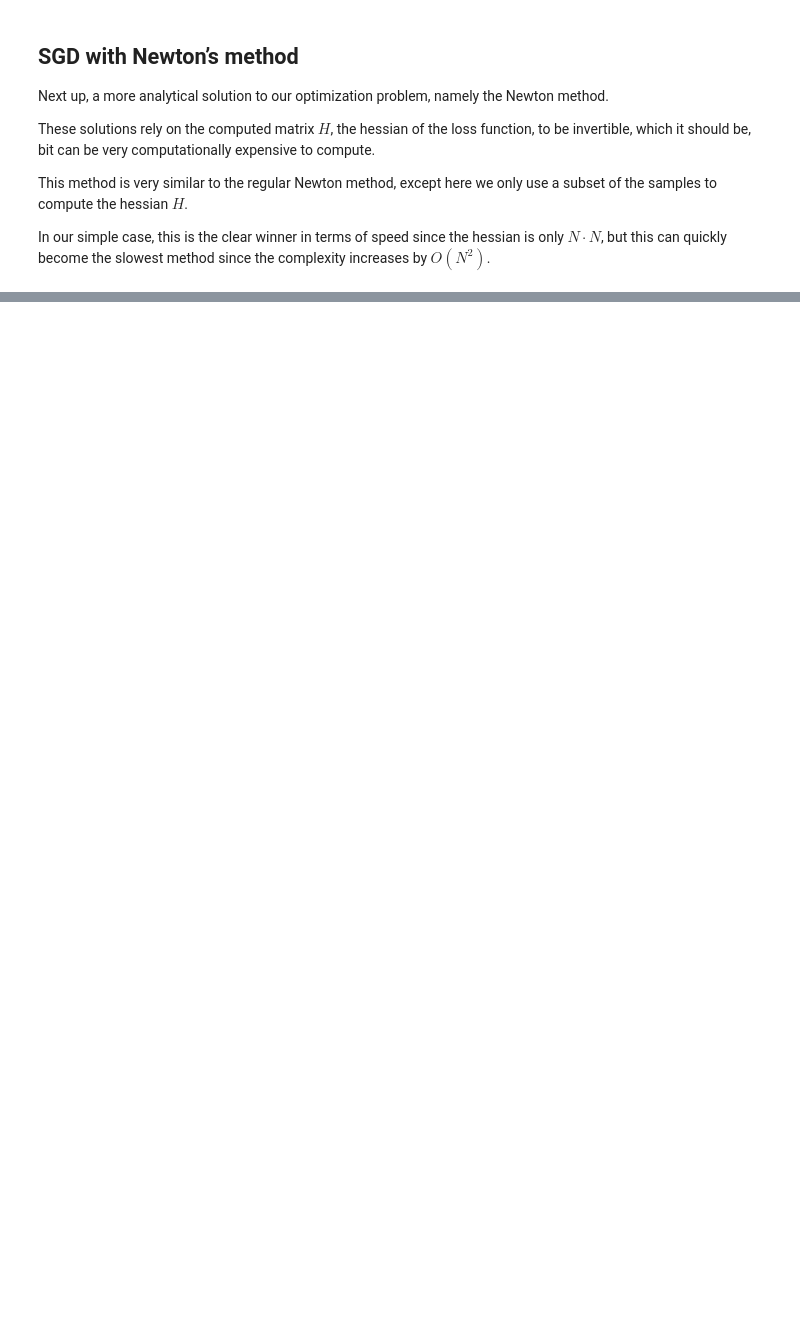
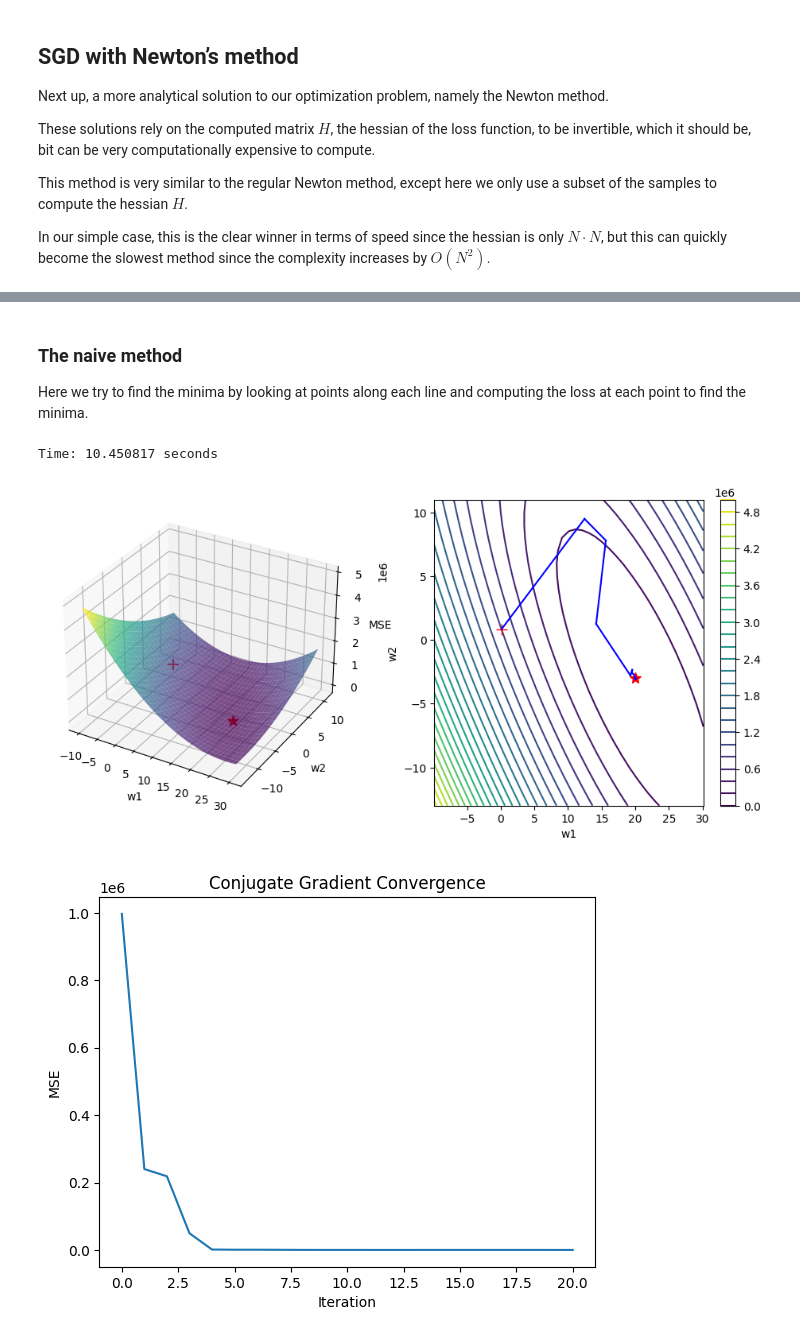
Before and after one commit to kallefrisk/Schoolwork, a Jupyter notebook: Python/DeepLearning/Stochastic_gradient_based_optimization.ipynb, the cells around one changed output, grey strips where cells are left out. Cells and saved outputs as stored; diff of their text form; code cells hidden in the pictures; blank space fills up the shorter version.

Commit message:
Added conjugate gradient method and finished assignment.

```diff
--- a/Python/DeepLearning/Stochastic_gradient_based_optimization.ipynb
+++ b/Python/DeepLearning/Stochastic_gradient_based_optimization.ipynb
@@ -558,0 +565,4 @@ Time: 0.040028 seconds
+# %% [markdown]
+### The naive method
+
+Here we try to find the minima by looking at points along each line and computing the loss at each point to find the minima.
@@ -558,0 +629,23 @@ Time: 0.040028 seconds
+# %%
+K = 20
+
+mse2 = lambda ws, randices: mse(ws, m1, XX[randices], Y[randices])
+stochastic_grad_eps_fn = lambda eps, ws, rho, randices: grad_eps(eps, ws, rho, m1, XX[randices], Y[randices])
+stochastic_grad2_eps_fn = lambda rho, randices: grad2_eps(rho, XX[randices])
+
+ax = setup_plot()
+start_time = time.time()
+ws_cg, history_cg = cg_mse(K, ws0.copy(), mse1, mse2, grad_loss2, N*N, verbose=True)
+print(f"Time: {time.time() - start_time:.6f} seconds")
+plt.show()
+
+plt.figure()
+plt.plot(range(len(history_cg)), history_cg)
+plt.xlabel('Iteration')
+plt.ylabel('MSE')
+plt.title('Conjugate Gradient Convergence')
+plt.show()
+# %% [output]
+Time: 10.450817 seconds
+[figure, added]
+[figure, added]
```
Also changed, not shown: parts of 13 cells of this notebook.
